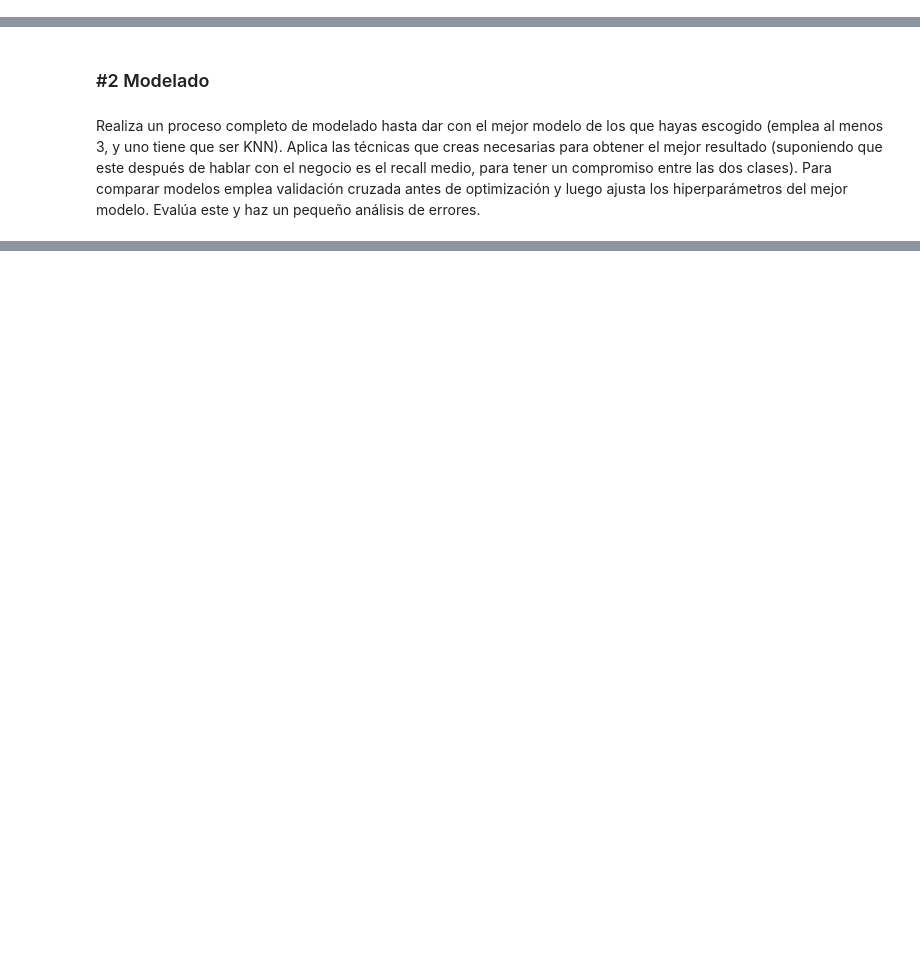
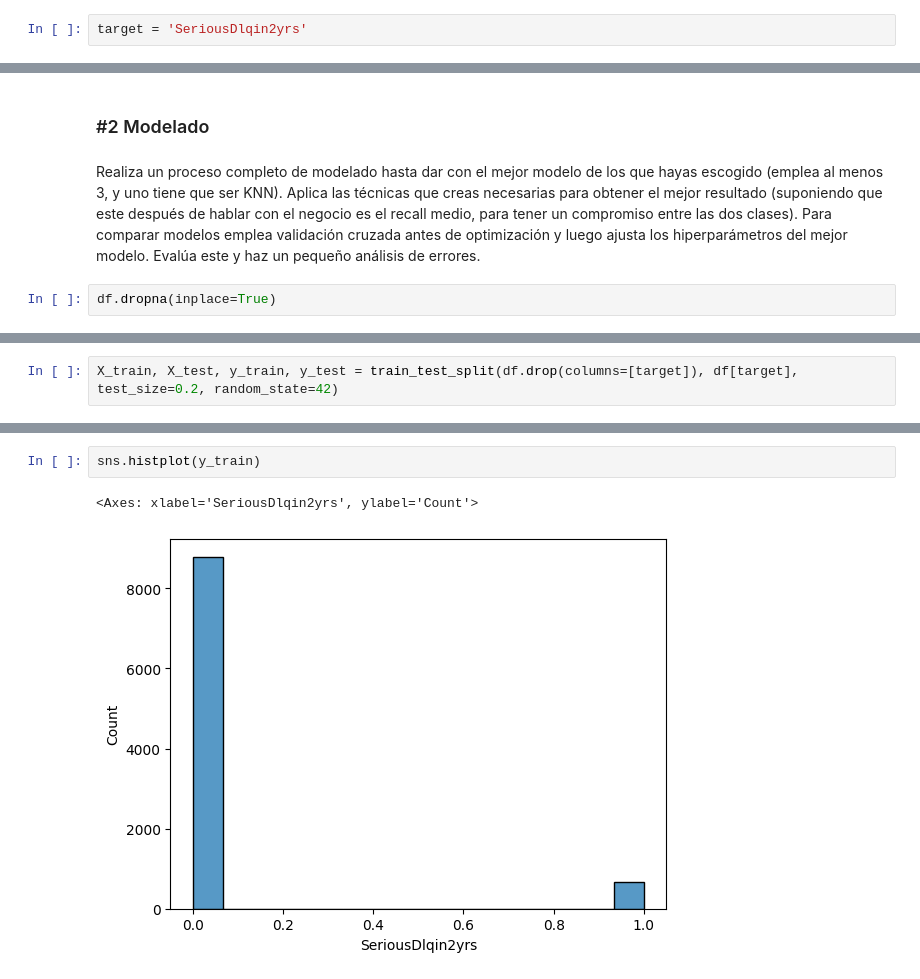
Before and after one commit to Rodrigo6363/ONLINE_DS_THEBRIDGE_ROD, a Jupyter notebook: Sprint_12/Unidad_01/Practica_Obligatoria/18_Practica_Obligatoria_Otros_Modelos_Supervisados.ipynb, the cells around one changed output, grey strips where cells are left out. Drawn from its saved outputs; the diff is of its cells as text; blank space fills up the shorter version.

```diff
--- a/Sprint_12/Unidad_01/Practica_Obligatoria/18_Practica_Obligatoria_Otros_Modelos_Supervisados.ipynb
+++ b/Sprint_12/Unidad_01/Practica_Obligatoria/18_Practica_Obligatoria_Otros_Modelos_Supervisados.ipynb
@@ -68,3 +85,5 @@ memory usage: 1.1 MB
+# %%
+target = 'SeriousDlqin2yrs'
 # %% [markdown]
 ### #1.3
 Pinta la distribución de frecuencias del target y coméntala
@@ -72,3 +181,5 @@ Pinta la distribución de frecuencias del target y coméntala
 ### #2 Modelado
 # %% [markdown]
 Realiza un proceso completo de modelado hasta dar con el mejor modelo de los que hayas escogido (emplea al menos 3, y uno tiene que ser KNN). Aplica las técnicas que creas necesarias para obtener el mejor resultado (suponiendo que este después de hablar con el negocio es el recall medio, para tener un compromiso entre las dos clases). Para comparar modelos emplea validación cruzada antes de optimización y luego ajusta los hiperparámetros del mejor modelo. Evalúa este y haz un pequeño análisis de errores.
+# %%
+df.dropna(inplace=True)
@@ -74,0 +207,2 @@ Realiza un proceso completo de modelado hasta dar con el mejor modelo de los que
+# %%
+X_train, X_test, y_train, y_test = train_test_split(df.drop(columns=[target]), df[target], test_size=0.2, random_state=42)
@@ -74,0 +218,5 @@ Realiza un proceso completo de modelado hasta dar con el mejor modelo de los que
+# %%
+sns.histplot(y_train)
+# %% [output]
+<Axes: xlabel='SeriousDlqin2yrs', ylabel='Count'>
+[figure, added]
```
Also changed, not shown: parts of 32 cells of this notebook.
